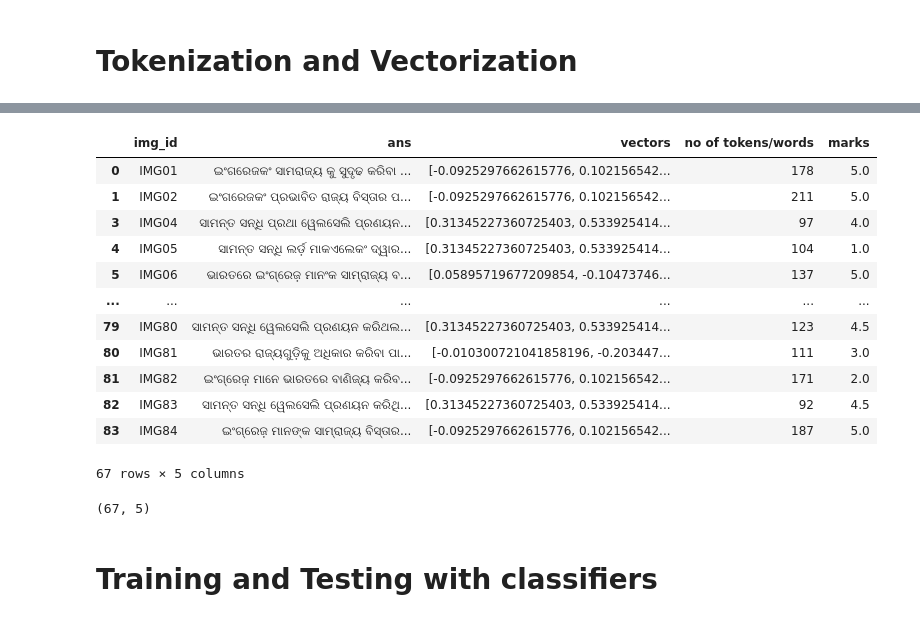
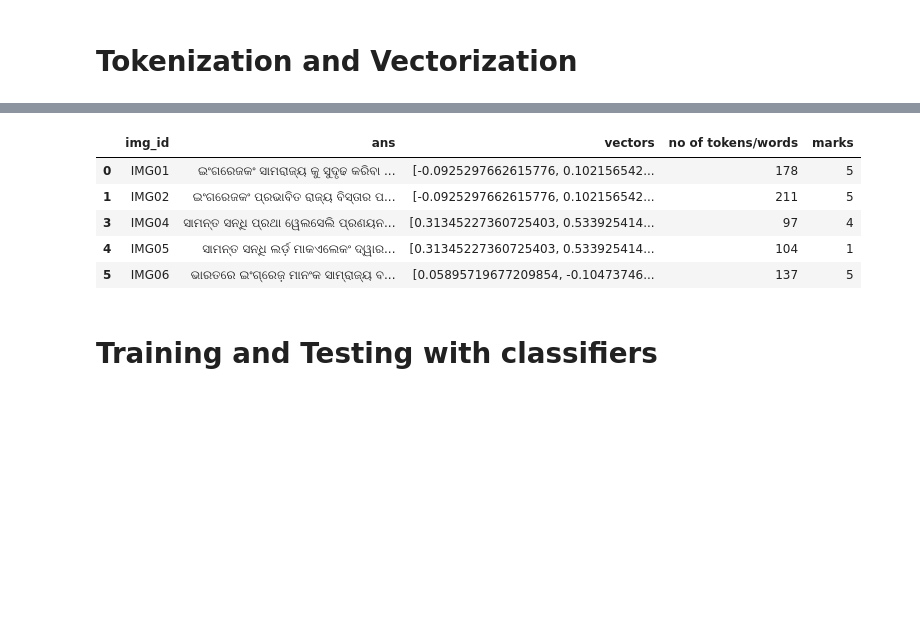
Before and after one commit to Deepak345/answer_evaluator, a Jupyter notebook: explore_abinash.ipynb, the cells around one changed output, grey strips where cells are left out. Saved outputs shown, nothing was run; the diff lists cells and outputs as text; code cells hidden in the pictures; blank space fills up the shorter version.

```diff
--- a/explore_abinash.ipynb
+++ b/explore_abinash.ipynb
@@ -28,6 +30,8 @@ dataset = dataset[dataset['ans'].notna()] #returns the value with not NaN
 83  IMG84  ଇଂଗ୍ରେଜ଼ ମାନଙ୍କ ସାମ୍ରାଜ୍ୟ ବିସ୍ତାର ପାଇଁ ୱେଲସେଲି...    5.0
 
 [84 rows x 3 columns]
+# %%
+dataset = dataset.astype({'marks' : int})
 # %% [markdown]
 # Tokenization and Vectorization
 # %%
@@ -84,14 +69,13 @@ dataset
 # no. of words for determing vector length(to be used for padding/trimming)
 pad_length = 124  # max no of words
 # %%
-%%time
-
-# creating a new series
-vectors = pd.Series([], dtype = float)
+%time
+#initiating vector series to store
+vectors = pd.Series([], dtype=float)
 
 for row_index,row in dataset.iterrows():
-    vect = get_embedding_vectors(row['ans'], 'or')     # getting embedding vectors
-    l = len(vect)     # length of the vector depending on which it will be padded/trimmed
+    vect = get_embedding_vectors(str(row['ans']),'or')
+    l = len(vect)
     vect = np.asarray(vect, np.float32)
     vect = vect.flatten()
     vect = vect.tolist()
@@ -101,6 +85,5 @@ for row_index,row in dataset.iterrows():
         vect = vect[:(pad_length*400)]
     vectors[row_index] =  vect
 
-# adding the created series into the dataframe at position 2
-dataset.insert(2, "vectors", vectors)
+dataset.insert(2, 'vectors', vectors) #inerting vectors into the df at col 2
 # %% [output]
@@ -124,25 +108,14 @@ for row_index,row in dataset.iterrows():    # this prints the row index where ve
     if len(row['vectors']) != (pad_length*400):
         print(len(row['vectors'])," row index- ",row_index)
 # %%
-dataset
+dataset.head()
 # %% [output]
 |  | img_id | ans | vectors | no of tokens/words | marks |
-| 0 | IMG01 | ଇଂଗରେଜକଂ ସାମରାଜ୍ୟ କୁ ସୁଦୃଢ କରିବା ... | [-0.0925297662615776, 0.102156542... | 178 | 5.0 |
-| 1 | IMG02 | ଇଂଗରେଜକଂ ପ୍ରଭାବିତ ରାଜ୍ୟ ବିସ୍ତାର ପ... | [-0.0925297662615776, 0.102156542... | 211 | 5.0 |
-| 3 | IMG04 | ସାମନ୍ତ ସନ୍ଧି ପ୍ରଥା ୱେଲସେଲି ପ୍ରଣୟନ... | [0.31345227360725403, 0.533925414... | 97 | 4.0 |
-| 4 | IMG05 | ସାମନ୍ତ ସନ୍ଧି ଲର୍ଡ଼ ମାକଏଲେକଂ ଦ୍ୱାର... | [0.31345227360725403, 0.533925414... | 104 | 1.0 |
-| 5 | IMG06 | ଭାରତରେ ଇଂଗ୍ରେଜ଼ ମାନଂକ ସାମ୍ରାଜ୍ୟ ବ... | [0.05895719677209854, -0.10473746... | 137 | 5.0 |
-| ... | ... | ... | ... | ... | ... |
-| 79 | IMG80 | ସାମନ୍ତ ସନ୍ଧି ୱେଲସେଲି ପ୍ରଣୟନ କରିଥଲ... | [0.31345227360725403, 0.533925414... | 123 | 4.5 |
-| 80 | IMG81 | ଭାରତର ରାଜ୍ୟଗୁଡ଼ିକୁ ଅଧିକାର କରିବା ପା... | [-0.010300721041858196, -0.203447... | 111 | 3.0 |
-| 81 | IMG82 | ଇଂଗ୍ରେଜ଼ ମାନେ ଭାରତରେ ବାଣିଜ୍ୟ କରିବ... | [-0.0925297662615776, 0.102156542... | 171 | 2.0 |
-| 82 | IMG83 | ସାମନ୍ତ ସନ୍ଧି ୱେଲସେଲି ପ୍ରଣୟନ କରିଥି... | [0.31345227360725403, 0.533925414... | 92 | 4.5 |
-| 83 | IMG84 | ଇଂଗ୍ରେଜ଼ ମାନଙ୍କ ସାମ୍ରାଜ୍ୟ ବିସ୍ତାର... | [-0.0925297662615776, 0.102156542... | 187 | 5.0 |
+| 0 | IMG01 | ଇଂଗରେଜକଂ ସାମରାଜ୍ୟ କୁ ସୁଦୃଢ କରିବା ... | [-0.0925297662615776, 0.102156542... | 178 | 5 |
+| 1 | IMG02 | ଇଂଗରେଜକଂ ପ୍ରଭାବିତ ରାଜ୍ୟ ବିସ୍ତାର ପ... | [-0.0925297662615776, 0.102156542... | 211 | 5 |
+| 3 | IMG04 | ସାମନ୍ତ ସନ୍ଧି ପ୍ରଥା ୱେଲସେଲି ପ୍ରଣୟନ... | [0.31345227360725403, 0.533925414... | 97 | 4 |
+| 4 | IMG05 | ସାମନ୍ତ ସନ୍ଧି ଲର୍ଡ଼ ମାକଏଲେକଂ ଦ୍ୱାର... | [0.31345227360725403, 0.533925414... | 104 | 1 |
+| 5 | IMG06 | ଭାରତରେ ଇଂଗ୍ରେଜ଼ ମାନଂକ ସାମ୍ରାଜ୍ୟ ବ... | [0.05895719677209854, -0.10473746... | 137 | 5 |
-67 rows × 5 columns
-# %%
-dataset.shape
-# %% [output]
-(67, 5)
 # %% [markdown]
 # Training and Testing with classifiers
 # %%
```
Also changed, not shown: parts of 14 cells of this notebook.
